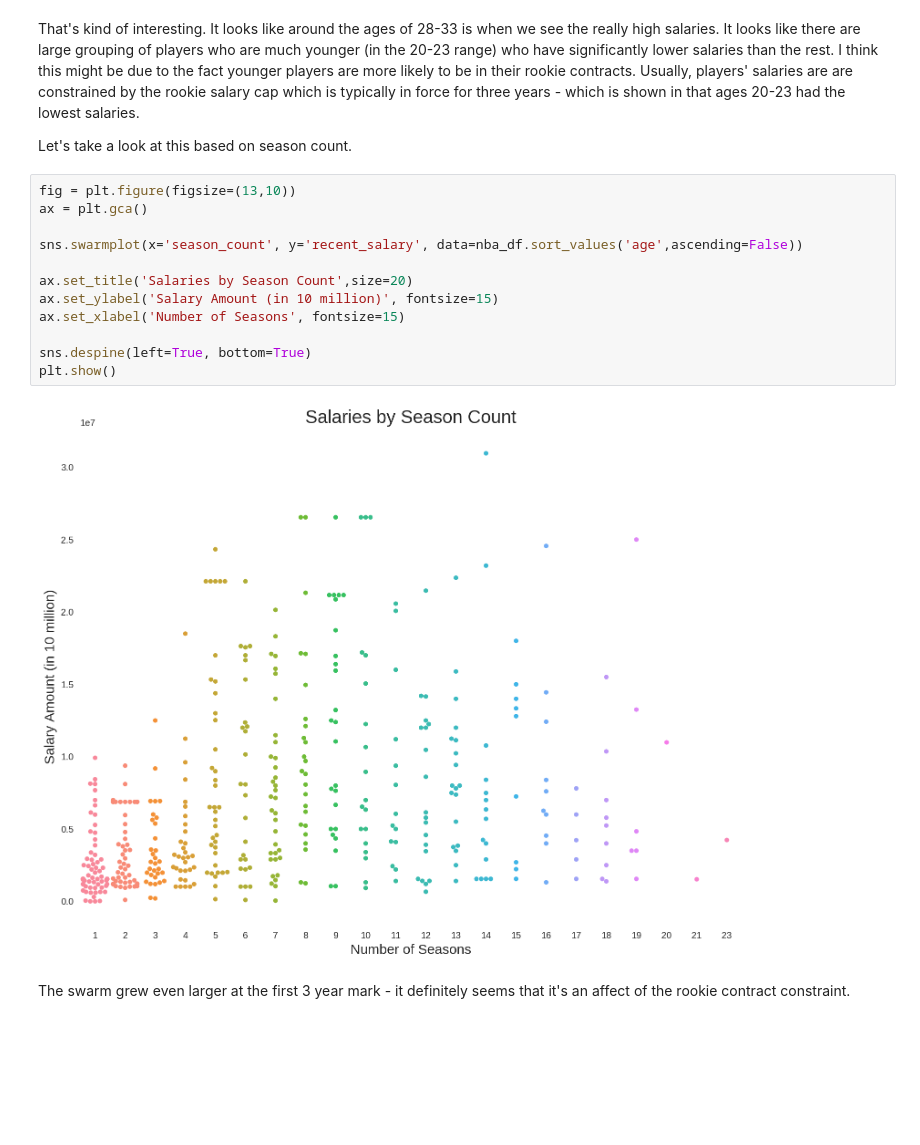
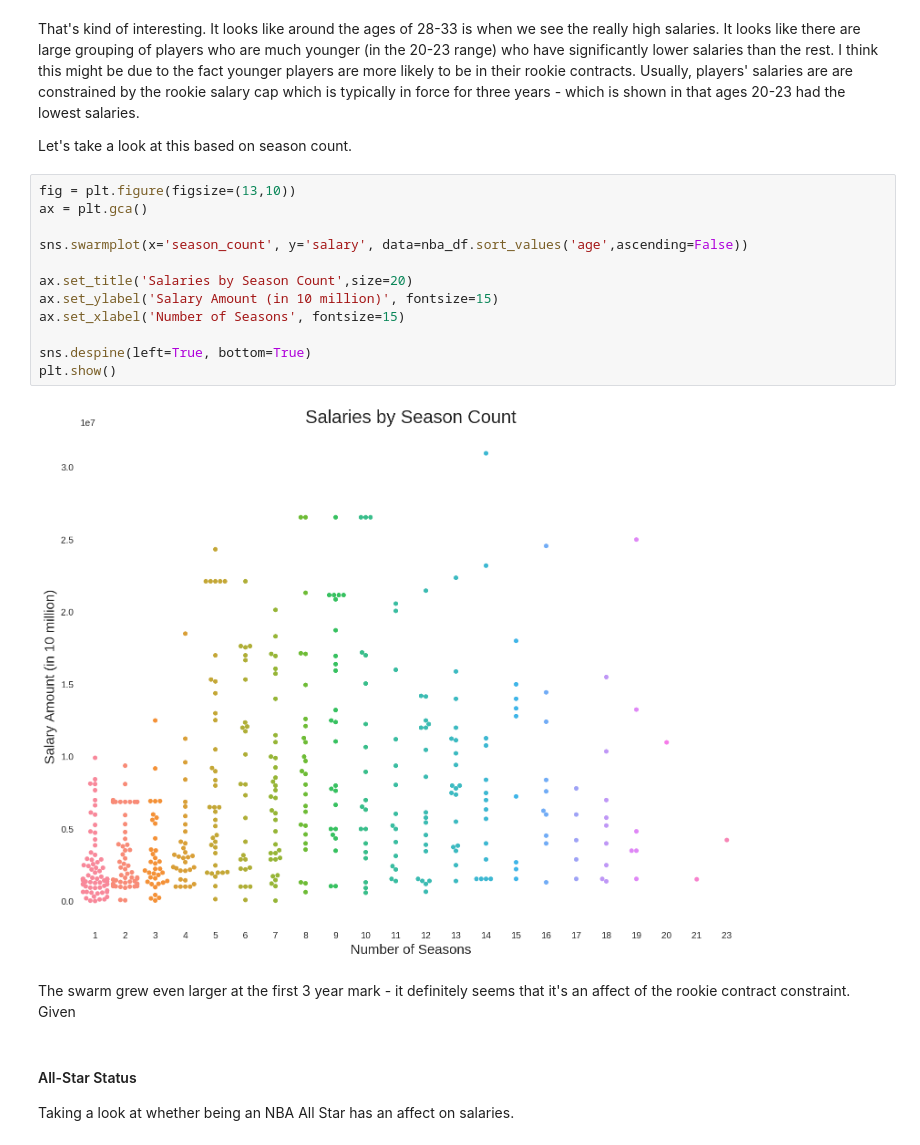
Before and after one commit to michaelkim9/nba_predictor_project_dsi, a Jupyter notebook: Part_3_exploratory_data_analysis.ipynb, the cells around one changed output. Cells and saved outputs as stored; diff of their text form; blank space fills up the shorter version.

```diff
--- a/Part_3_exploratory_data_analysis.ipynb
+++ b/Part_3_exploratory_data_analysis.ipynb
@@ -233,16 +229,19 @@ Let's take a look at this based on season count.
 # %%
 fig = plt.figure(figsize=(13,10))
 ax = plt.gca()
 
-sns.swarmplot(x='season_count', y='recent_salary', data=nba_df.sort_values('age',ascending=False))
+sns.swarmplot(x='season_count', y='salary', data=nba_df.sort_values('age',ascending=False))
 
 ax.set_title('Salaries by Season Count',size=20)
 ax.set_ylabel('Salary Amount (in 10 million)', fontsize=15)
 ax.set_xlabel('Number of Seasons', fontsize=15)
 
 sns.despine(left=True, bottom=True)
 plt.show()
 # %% [output]
-[figure, old version]
+[figure, new version]
 # %% [markdown]
-The swarm grew even larger at the first 3 year mark - it definitely seems that it's an affect of the rookie contract constraint.
+The swarm grew even larger at the first 3 year mark - it definitely seems that it's an affect of the rookie contract constraint. Given
+# %% [markdown]
+#### All-Star Status
+Taking a look at whether being an NBA All Star has an affect on salaries.
```
Also changed, not shown: parts of 23 cells of this notebook, 11 other files.
